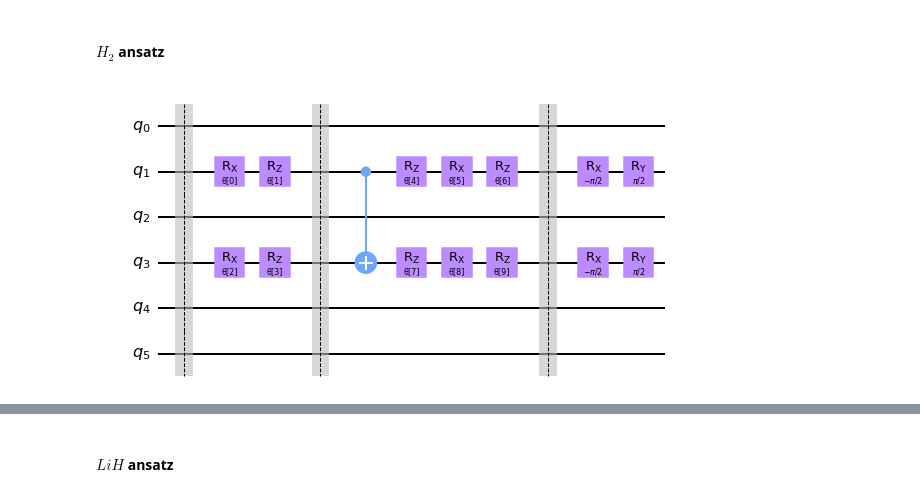
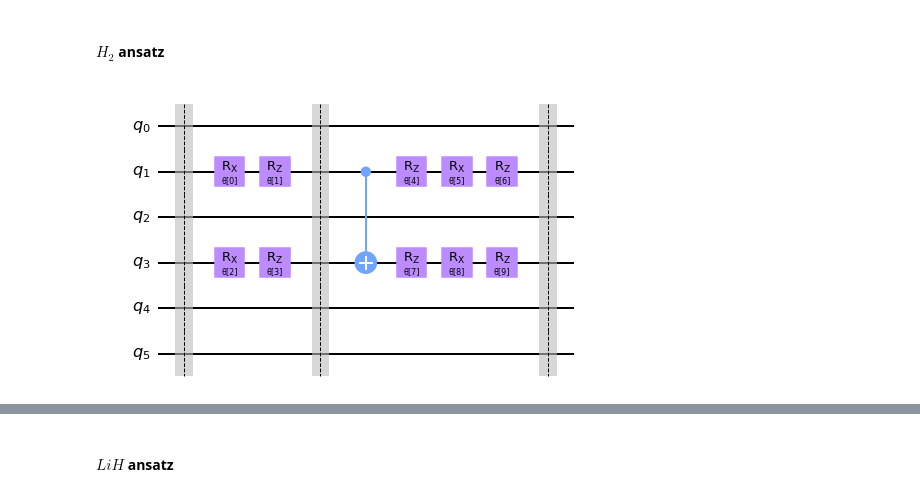
Before and after one commit to lao8n/ox_quantum, a Jupyter notebook: assignment/assignment.ipynb, the cells around one changed output, grey strips where cells are left out. Cells and saved outputs as stored; diff of their text form; code cells hidden in the pictures.

```diff
--- a/assignment/assignment.ipynb
+++ b/assignment/assignment.ipynb
@@ -105,7 +107,9 @@ We implement the general hardware efficient ansatz, with the option to change th
 # %%
-def hardware_efficient_ansatz(qubits, params, entangler, depth=1):
-    num_qubits = 6 # fixed by underlying hardware
+def hardware_efficient_ansatz(qubits, params, entangler, depth=1, use_six_qubits=False):
     num_qubits_used = len(qubits)
+    num_qubits = num_qubits_used
+    if use_six_qubits:
+        num_qubits = 6
     num_gates_per_euler_rot = 3
     num_gates_first_euler_rot = 2
     assert len(params) == hardware_efficient_ansatz_num_params(
@@ -134,9 +138,9 @@ def hardware_efficient_ansatz(qubits, params, entangler, depth=1):
             he_ansatz.compose(euler_rotation(params[params_start: params_stop]), qubits=range(q, q+1), inplace=True)
     he_ansatz.barrier()
 
-    # Post rotations section:
-    for q in qubits:
-        he_ansatz.compose(post_rotations(), qubits=range(q, q+1), inplace=True)
+    # # Post rotations section:
+    # for q in qubits:
+    #     he_ansatz.compose(post_rotations(), qubits=range(q, q+1), inplace=True)
 
     # Measurement section:
 
@@ -159,15 +163,16 @@ hardware_efficient_ansatz(he_ansatz_qubits, he_ansatz_params, entangler(), he_an
 # %% [markdown]
 #### $H_2$ ansatz
 # %%
-def h2_entangler():
+def h2_entangler_six_qubits():
     entangler = QuantumCircuit(6)
     entangler.cx([1], [3])
     return entangler
 
-h2_ansatz_qubits = [1, 3]
-h2_ansatz_num_params = hardware_efficient_ansatz_num_params(len(h2_ansatz_qubits))
-h2_ansatz_params = make_params(h2_ansatz_num_params)
-h2_ansatz = hardware_efficient_ansatz(h2_ansatz_qubits, h2_ansatz_params, h2_entangler())
-h2_ansatz.draw("mpl")
+h2_ansatz_qubits_six_qubits = [1, 3]
+h2_ansatz_num_params_six_qubits = hardware_efficient_ansatz_num_params(len(h2_ansatz_qubits_six_qubits))
+h2_ansatz_params_six_qubits = make_params(h2_ansatz_num_params_six_qubits)
+h2_ansatz_six_qubits = hardware_efficient_ansatz(
+    h2_ansatz_qubits_six_qubits, h2_ansatz_params_six_qubits, h2_entangler_six_qubits(), use_six_qubits=True)
+h2_ansatz_six_qubits.draw("mpl")
 # %% [output]
-[figure, old version]
+[figure, new version]
```
Also changed, not shown: parts of 11 cells of this notebook.
